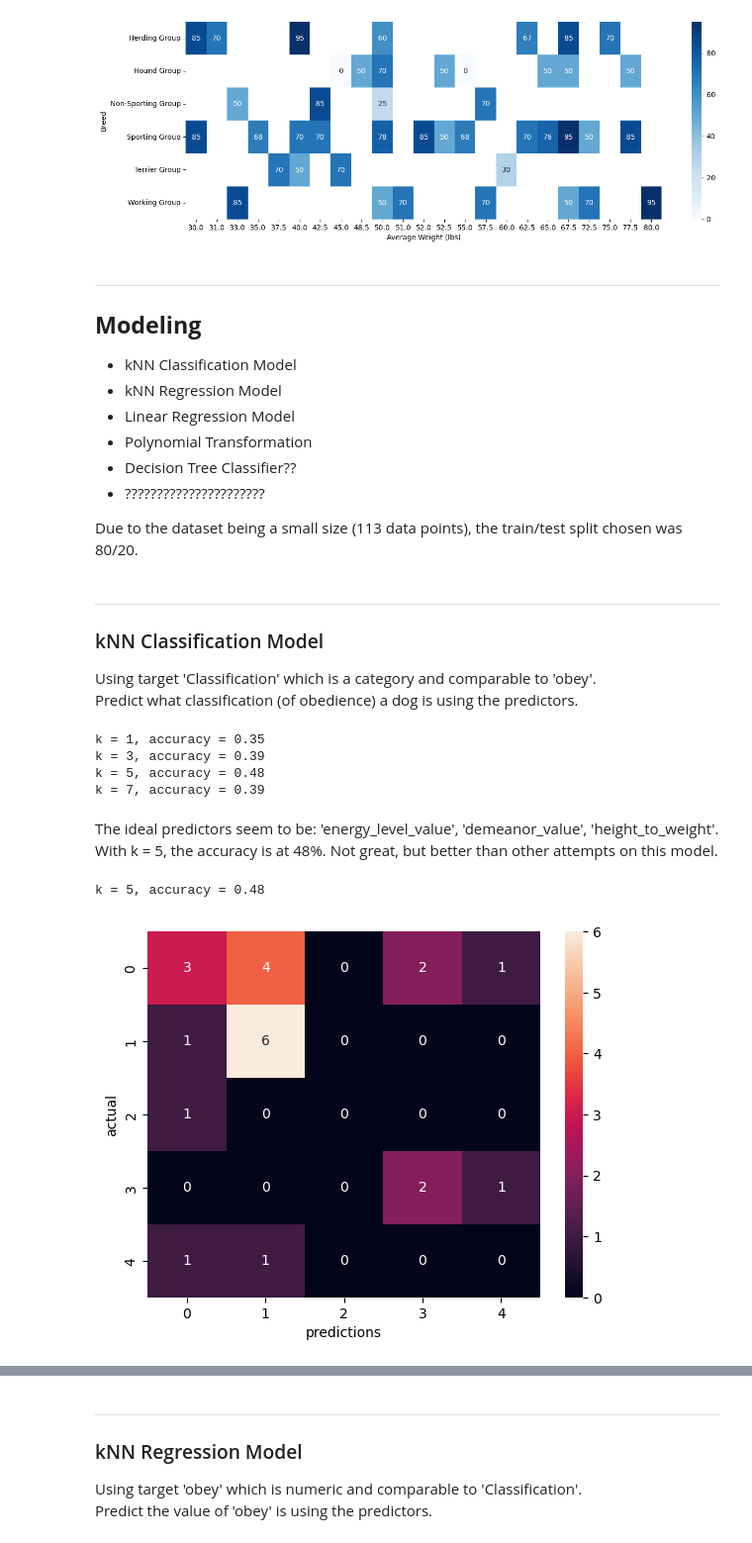
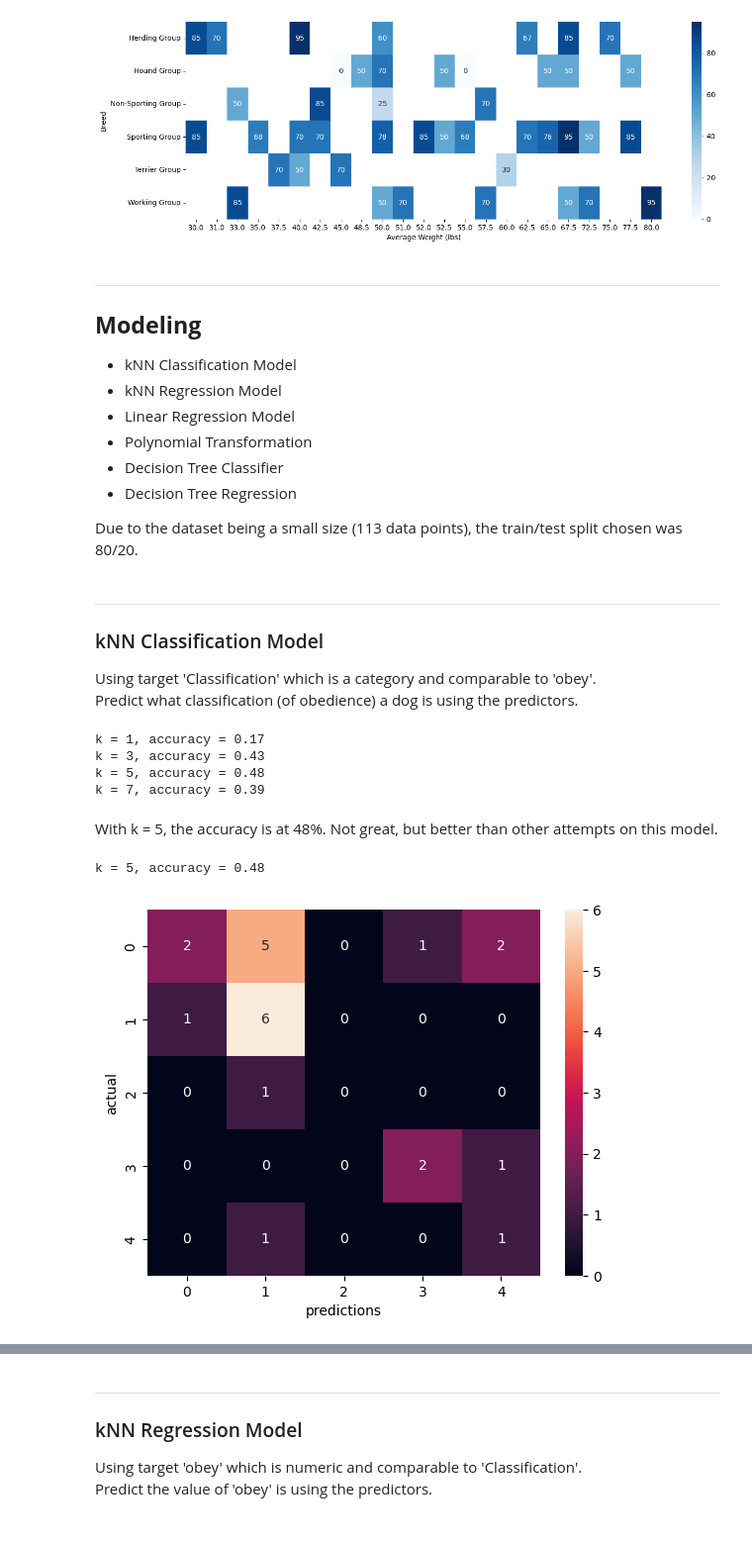
Before and after one commit to OtterBots/CST383_Project, a Jupyter notebook: Otterbot_project.ipynb, the cells around one changed output, grey strips where cells are left out. Shown at 99% size. Saved outputs shown, nothing was run; the diff lists cells and outputs as text; code cells hidden in the pictures.

```diff
--- a/Otterbot_project.ipynb
+++ b/Otterbot_project.ipynb
@@ -402,8 +404,8 @@ Text(158.22222222222223, 0.5, 'Breed')
 *   kNN Regression Model
 *   Linear Regression Model
 *   Polynomial Transformation
-*   Decision Tree Classifier??
-*   ??????????????????????
+*   Decision Tree Classifier
+*   Decision Tree Regression
 
 Due to the dataset being a small size (113 data points), the train/test split chosen was 80/20.
 # %%
@@ -416,10 +418,11 @@ def rmse(predicted, actual):
 Using target 'Classification' which is a category and comparable to 'obey'.<br>
 Predict what classification (of obedience) a dog is using the predictors.
 # %%
-predictors = ['energy_level_value', 'demeanor_value', 'height_to_weight']
+predictors = ['energy_level_value', 'demeanor_value', 'height_avg', 'weight_avg']
+#predictors = ['energy_level_value', 'demeanor_value', 'height_to_weight']
 target = 'Classification'
 X = dd[predictors].values
-y = dd[target].values;
+y = dd[target].values
 
 X_train, X_test, y_train, y_test = train_test_split(X, y, test_size= 0.2, random_state=42)
 
@@ -433,60 +436,42 @@ for k in range(1,9,2):
   predictions = knn.predict(X_test)
   accuracy = knn.score(X_test, y_test)
   print('k = {}, accuracy = {:.2f}'.format(k, accuracy))
-
-# predictors = ['energy_level_value', 'demeanor_value']
-# k = 1, accuracy = 0.22
-# k = 3, accuracy = 0.26
-# k = 5, accuracy = 0.26
-# k = 7, accuracy = 0.26
-
-# predictors = ['energy_level_value', 'demeanor_value', 'height_to_weight']
-# k = 1, accuracy = 0.35
-# k = 3, accuracy = 0.39
-# k = 5, accuracy = 0.48
-# k = 7, accuracy = 0.39
-
-# predictors = ['energy_level_value', 'demeanor_value', 'height_avg', 'weight_avg']
-# k = 1, accuracy = 0.17
-# k = 3, accuracy = 0.43
-# k = 5, accuracy = 0.48
-# k = 7, accuracy = 0.39
 # %% [output]
-k = 1, accuracy = 0.35
-k = 3, accuracy = 0.39
+k = 1, accuracy = 0.17
+k = 3, accuracy = 0.43
 k = 5, accuracy = 0.48
 k = 7, accuracy = 0.39
 # %% [markdown]
-The ideal predictors seem to be: 'energy_level_value', 'demeanor_value', 'height_to_weight'.<br>
 With k = 5, the accuracy is at 48%.  Not great, but better than other attempts on this model.
 # %%
 # kNN classification model for a 'decent' modeling.
-predictors = ['energy_level_value', 'demeanor_value', 'height_to_weight']
+predictors = ['energy_level_value', 'demeanor_value', 'height_avg', 'weight_avg']
+#predictors = ['energy_level_value', 'demeanor_value', 'height_to_weight']
 target = 'Classification'
 X = dd[predictors].values
 y = dd[target].values
 
 X_train, X_test, y_train, y_test = train_test_split(X, y, test_size= 0.2, random_state=42)
 
 scaler = StandardScaler()
 X_train = scaler.fit_transform(X_train)
 X_test = scaler.transform(X_test)
 
 knn = KNeighborsClassifier(n_neighbors=5)
 knn.fit(X_train, y_train)
 predictions = knn.predict(X_test)
 accuracy = knn.score(X_test, y_test)
 print('k = 5, accuracy = {:.2f}'.format(accuracy))
 
 # Confusion Matrix to view where the values differed between actual and
 # predicted.
 cm = confusion_matrix(y_test, predictions)
 
 sns.heatmap(cm, annot=True)
 plt.xlabel('predictions')
 plt.ylabel('actual')
 plt.show()
 # %% [output]
 k = 5, accuracy = 0.48
-[figure, old version]
+[figure, new version]
 # %% [markdown]
```
Also changed, not shown: parts of 26 cells of this notebook.
